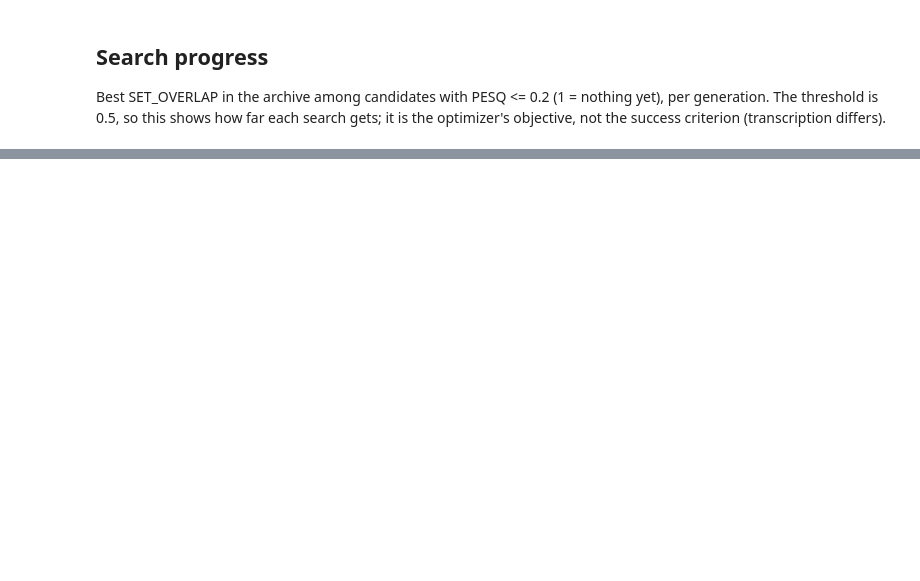
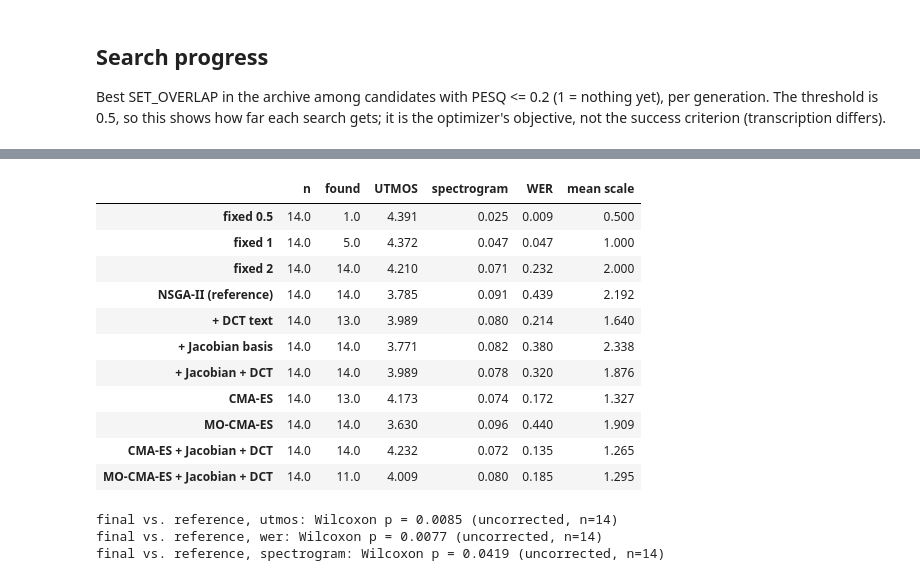
Before and after one commit to oliverweissl/GATAS, a Jupyter notebook: analysis/Ablation_Space.ipynb, the cells around one changed output, grey strips where cells are left out. Drawn from its saved outputs; the diff is of its cells as text; code cells hidden in the pictures; blank space fills up the shorter version.

```diff
--- a/analysis/Ablation_Space.ipynb
+++ b/analysis/Ablation_Space.ipynb
@@ -58,0 +65,37 @@ plt.savefig("_figures/ablation_space_progress.pdf", bbox_inches="tight")
+# %%
+import pandas as pd
+from scipy.stats import wilcoxon
+
+ALL = {"GATAS_scale_0.5": "fixed 0.5", "GATAS_scale_1": "fixed 1", "GATAS_scale_2": "fixed 2", **CONFIGS}
+rec = load_results("../outputs/results", dataset="harvard", asr_model="whisper-tiny", methods=list(ALL), exclude_original_fails=True)
+
+rows = {}
+for m, name in ALL.items():
+    rs = rec[m]
+    rows[name] = {"n": len(rs), "found": sum(r["success"] for r in rs), "UTMOS": np.mean([r["utmos"] for r in rs]),
+                  "spectrogram": np.mean([r["spectrogram"] for r in rs]), "WER": np.mean([r["wer"] for r in rs]),
+                  "mean scale": np.mean([r["scale"] for r in rs if r.get("scale") is not None] or [np.nan])}
+rq0 = pd.DataFrame(rows).T
+display(rq0.round(3))
+
+ref = {r["sentence_id"]: r for r in rec["GATAS_adaptive"]}
+fin = {r["sentence_id"]: r for r in rec["GATAS_cmaes_jacdct"]}
+ids = sorted(set(ref) & set(fin))
+for key in ["utmos", "wer", "spectrogram"]:
+    print(f"final vs. reference, {key}: Wilcoxon p = {wilcoxon([fin[i][key] for i in ids], [ref[i][key] for i in ids]).pvalue:.4f} (uncorrected, n={len(ids)})")
+# %% [output]
+|  | n | found | UTMOS | spectrogram | WER | mean scale |
+| fixed 0.5 | 14.0 | 1.0 | 4.391 | 0.025 | 0.009 | 0.500 |
+| fixed 1 | 14.0 | 5.0 | 4.372 | 0.047 | 0.047 | 1.000 |
+| fixed 2 | 14.0 | 14.0 | 4.210 | 0.071 | 0.232 | 2.000 |
+| NSGA-II (reference) | 14.0 | 14.0 | 3.785 | 0.091 | 0.439 | 2.192 |
+| + DCT text | 14.0 | 13.0 | 3.989 | 0.080 | 0.214 | 1.640 |
+| + Jacobian basis | 14.0 | 14.0 | 3.771 | 0.082 | 0.380 | 2.338 |
+| + Jacobian + DCT | 14.0 | 14.0 | 3.989 | 0.078 | 0.320 | 1.876 |
+| CMA-ES | 14.0 | 13.0 | 4.173 | 0.074 | 0.172 | 1.327 |
+| MO-CMA-ES | 14.0 | 14.0 | 3.630 | 0.096 | 0.440 | 1.909 |
+| CMA-ES + Jacobian + DCT | 14.0 | 14.0 | 4.232 | 0.072 | 0.135 | 1.265 |
+| MO-CMA-ES + Jacobian + DCT | 14.0 | 11.0 | 4.009 | 0.080 | 0.185 | 1.295 |
+final vs. reference, utmos: Wilcoxon p = 0.0085 (uncorrected, n=14)
+final vs. reference, wer: Wilcoxon p = 0.0077 (uncorrected, n=14)
+final vs. reference, spectrogram: Wilcoxon p = 0.0419 (uncorrected, n=14)
```
Also changed, not shown: parts of 6 cells of this notebook, 4 other files.
